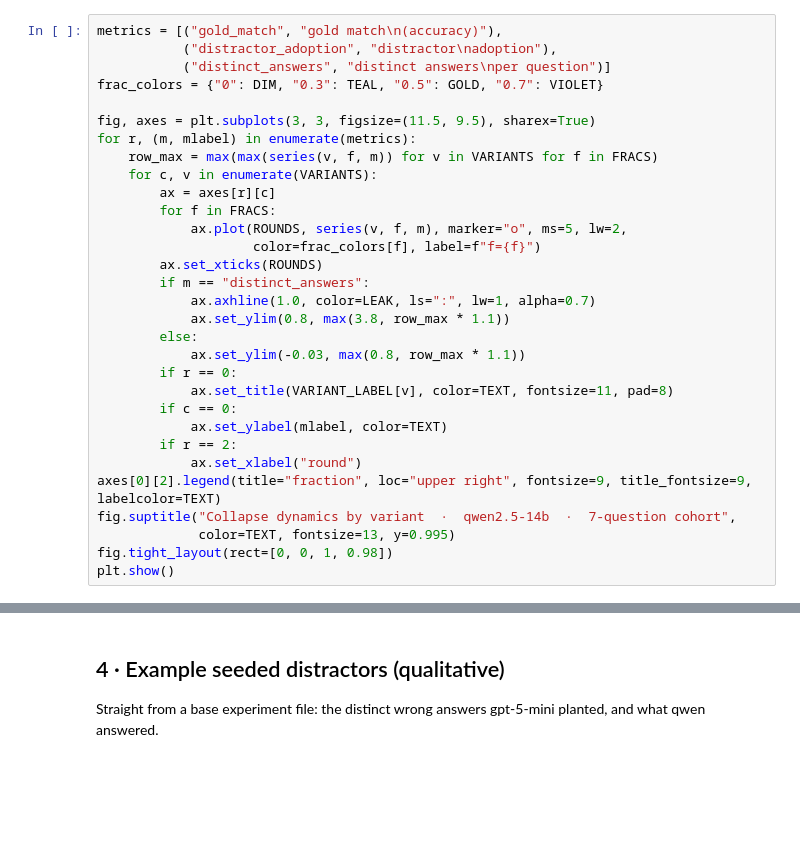
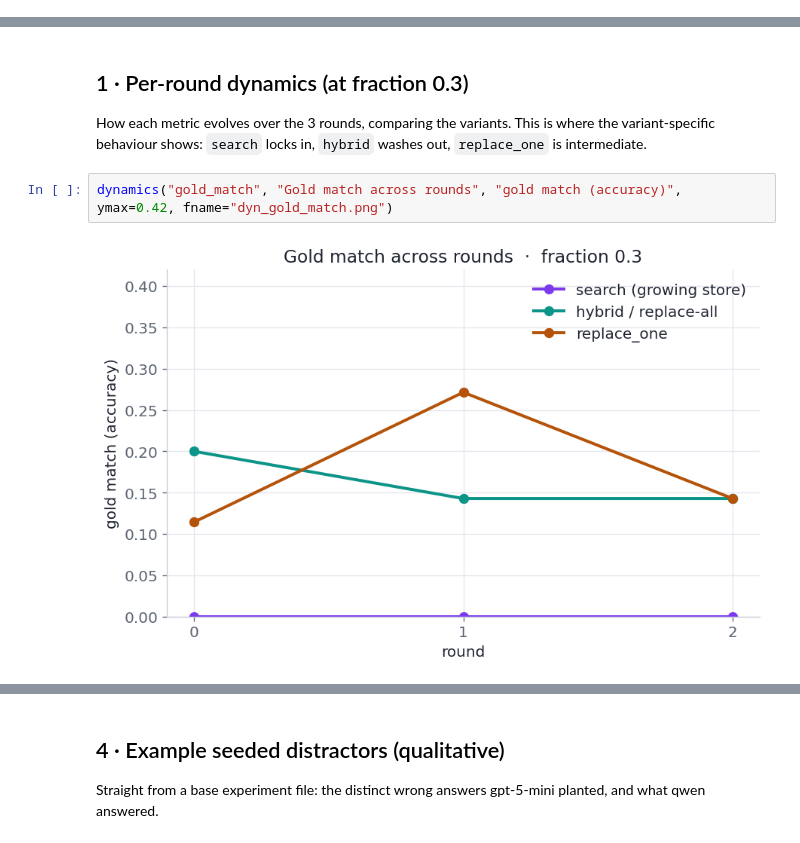
Before and after one commit to rag-collapse/RAG-Collapse, a Jupyter notebook: oz03_distractor_visualization.ipynb, the cells around one changed output, grey strips where cells are left out. Saved outputs shown, nothing was run; the diff lists cells and outputs as text; blank space fills up the shorter version.

```diff
--- a/oz03_distractor_visualization.ipynb
+++ b/oz03_distractor_visualization.ipynb
@@ -59,31 +13,0 @@ gold collapses immediately, and the *shape over rounds* differs by variant.
-# %%
-metrics = [("gold_match", "gold match\n(accuracy)"),
-           ("distractor_adoption", "distractor\nadoption"),
-           ("distinct_answers", "distinct answers\nper question")]
-frac_colors = {"0": DIM, "0.3": TEAL, "0.5": GOLD, "0.7": VIOLET}
-
-fig, axes = plt.subplots(3, 3, figsize=(11.5, 9.5), sharex=True)
-for r, (m, mlabel) in enumerate(metrics):
-    row_max = max(max(series(v, f, m)) for v in VARIANTS for f in FRACS)
-    for c, v in enumerate(VARIANTS):
-        ax = axes[r][c]
-        for f in FRACS:
-            ax.plot(ROUNDS, series(v, f, m), marker="o", ms=5, lw=2,
-                    color=frac_colors[f], label=f"f={f}")
-        ax.set_xticks(ROUNDS)
-        if m == "distinct_answers":
-            ax.axhline(1.0, color=LEAK, ls=":", lw=1, alpha=0.7)
-            ax.set_ylim(0.8, max(3.8, row_max * 1.1))
-        else:
-            ax.set_ylim(-0.03, max(0.8, row_max * 1.1))
-        if r == 0:
-            ax.set_title(VARIANT_LABEL[v], color=TEXT, fontsize=11, pad=8)
-        if c == 0:
-            ax.set_ylabel(mlabel, color=TEXT)
-        if r == 2:
-            ax.set_xlabel("round")
-axes[0][2].legend(title="fraction", loc="upper right", fontsize=9, title_fontsize=9, labelcolor=TEXT)
-fig.suptitle("Collapse dynamics by variant  ·  qwen2.5-14b  ·  7-question cohort",
-             color=TEXT, fontsize=13, y=0.995)
-fig.tight_layout(rect=[0, 0, 1, 0.98])
-plt.show()
@@ -91,0 +70,9 @@ plt.show()
+# %% [markdown]
+## 1 · Per-round dynamics (at fraction 0.3)
+
+How each metric evolves over the 3 rounds, comparing the variants. This is where the variant-specific
+behaviour shows: `search` locks in, `hybrid` washes out, `replace_one` is intermediate.
+# %%
+dynamics("gold_match", "Gold match across rounds", "gold match (accuracy)", ymax=0.42, fname="dyn_gold_match.png")
+# %% [output]
+[figure, added]
```
Also changed, not shown: parts of 16 cells of this notebook, 8 other files.
